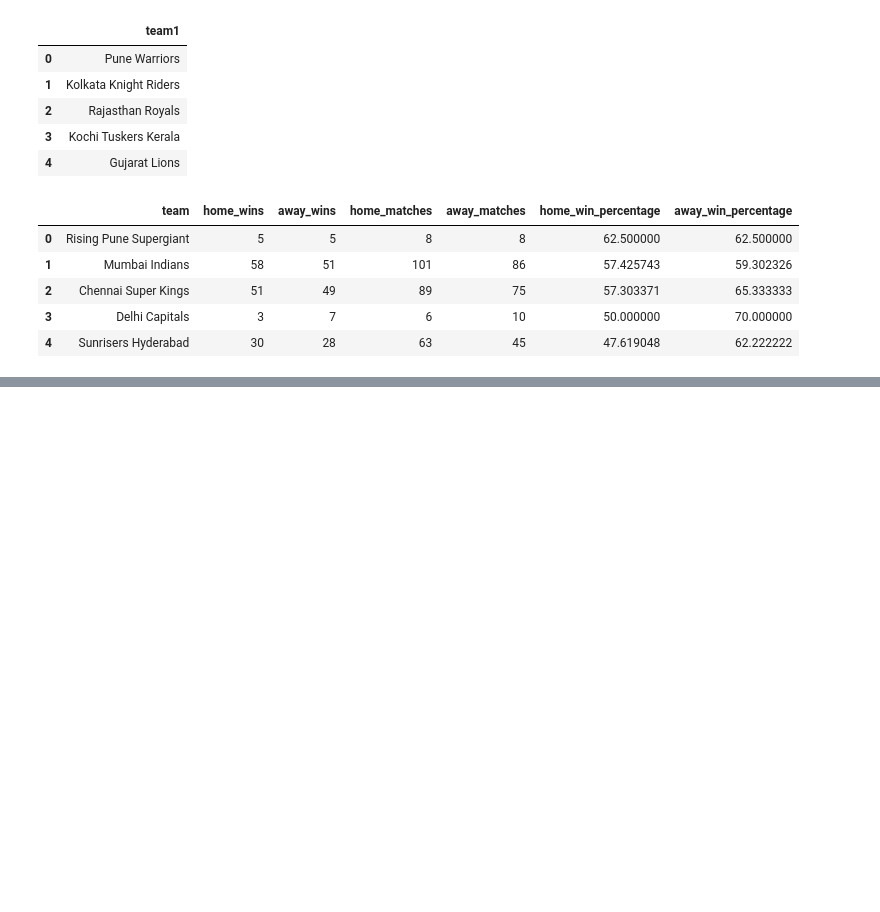
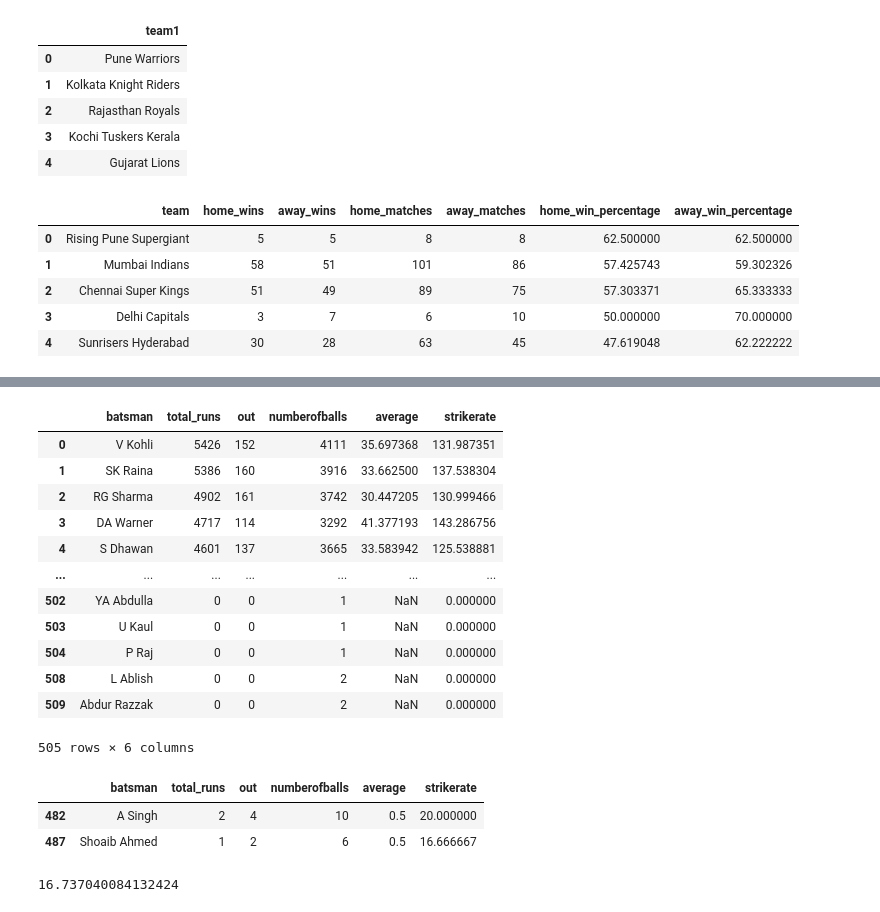
Before and after one commit to shivakumar17/IPL-anlysis, a Jupyter notebook: IPL_T20_Cricket_Analysis_Capstone_Project.ipynb, the cells around one changed output, grey strips where cells are left out. Saved outputs shown, nothing was run; the diff lists cells and outputs as text; code cells hidden in the pictures; blank space fills up the shorter version.

```diff
--- a/IPL_T20_Cricket_Analysis_Capstone_Project.ipynb
+++ b/IPL_T20_Cricket_Analysis_Capstone_Project.ipynb
@@ -86,0 +160,28 @@ df_home_away.head()
+# %%
+df_r_avg_not_0=df_runs_avg_str[df_runs_avg_str['average']!=0]
+df_r_avg_not_0
+# %% [output]
+|  | batsman | total_runs | out | numberofballs | average | strikerate |
+| 0 | V Kohli | 5426 | 152 | 4111 | 35.697368 | 131.987351 |
+| 1 | SK Raina | 5386 | 160 | 3916 | 33.662500 | 137.538304 |
+| 2 | RG Sharma | 4902 | 161 | 3742 | 30.447205 | 130.999466 |
+| 3 | DA Warner | 4717 | 114 | 3292 | 41.377193 | 143.286756 |
+| 4 | S Dhawan | 4601 | 137 | 3665 | 33.583942 | 125.538881 |
+| ... | ... | ... | ... | ... | ... | ... |
+| 502 | YA Abdulla | 0 | 0 | 1 | NaN | 0.000000 |
+| 503 | U Kaul | 0 | 0 | 1 | NaN | 0.000000 |
+| 504 | P Raj | 0 | 0 | 1 | NaN | 0.000000 |
+| 508 | L Ablish | 0 | 0 | 2 | NaN | 0.000000 |
+| 509 | Abdur Razzak | 0 | 0 | 2 | NaN | 0.000000 |
+505 rows × 6 columns
+# %%
+df_r_avg_not_0[df_r_avg_not_0['average']==df_r_avg_not_0['average'].min()]
+# %% [output]
+|  | batsman | total_runs | out | numberofballs | average | strikerate |
+| 482 | A Singh | 2 | 4 | 10 | 0.5 | 20.000000 |
+| 487 | Shoaib Ahmed | 1 | 2 | 6 | 0.5 | 16.666667 |
+# %%
+mean_avg=df_r_avg_not_0['average'].mean()
+mean_avg
+# %% [output]
+16.737040084132424
```
Also changed, not shown: parts of 13 cells of this notebook.
